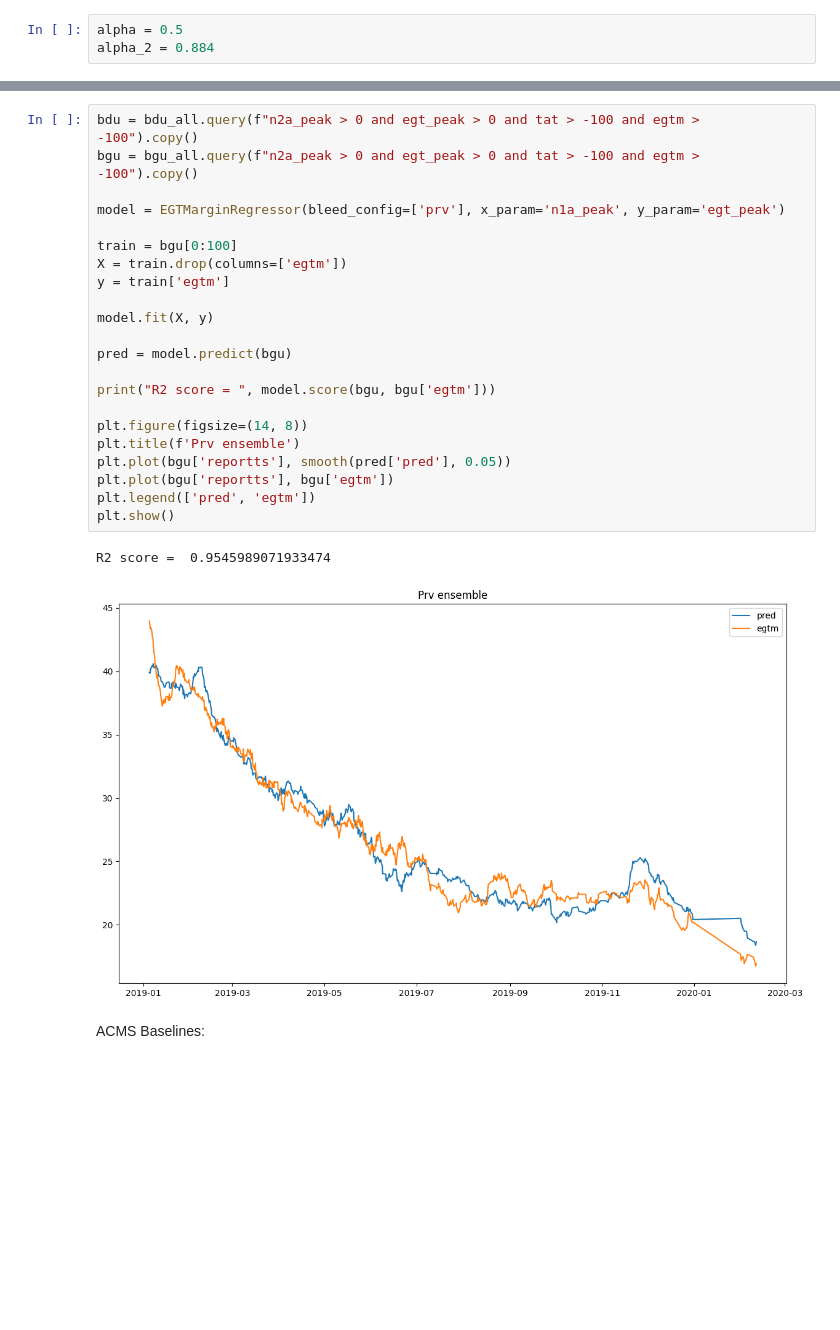
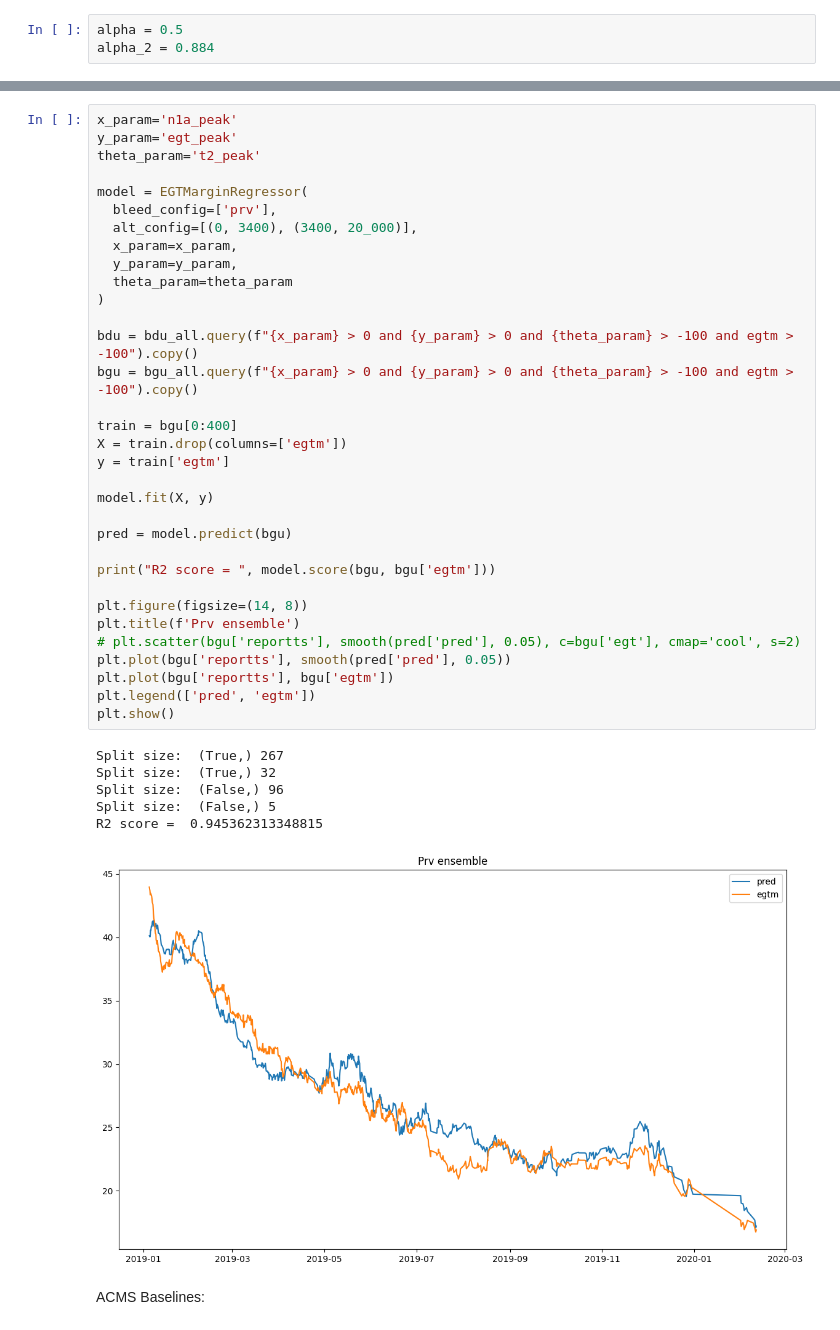
Before and after one commit to skeptlk/ecm, a Jupyter notebook: ex14_finetuning.ipynb, the cells around one changed output, grey strips where cells are left out. Cells and saved outputs as stored; diff of their text form; blank space fills up the shorter version.

Commit message:
Add altitude split to regressor model

```diff
--- a/ex14_finetuning.ipynb
+++ b/ex14_finetuning.ipynb
@@ -153,30 +160,45 @@ class EGTMarginRegressor(BaseEstimator, RegressorMixin):
         y_pred = self.predict(Xf.copy())
         return r2_score(yf, smooth(y_pred['pred'], self.smooth_factor))
 # %%
-bdu = bdu_all.query(f"n2a_peak > 0 and egt_peak > 0 and tat > -100 and egtm > -100").copy()
-bgu = bgu_all.query(f"n2a_peak > 0 and egt_peak > 0 and tat > -100 and egtm > -100").copy()
+x_param='n1a_peak'
+y_param='egt_peak'
+theta_param='t2_peak'
 
-model = EGTMarginRegressor(bleed_config=['prv'], x_param='n1a_peak', y_param='egt_peak')
+model = EGTMarginRegressor(
+  bleed_config=['prv'],
+  alt_config=[(0, 3400), (3400, 20_000)],
+  x_param=x_param,
+  y_param=y_param,
+  theta_param=theta_param
+)
 
-train = bgu[0:100]
+bdu = bdu_all.query(f"{x_param} > 0 and {y_param} > 0 and {theta_param} > -100 and egtm > -100").copy()
+bgu = bgu_all.query(f"{x_param} > 0 and {y_param} > 0 and {theta_param} > -100 and egtm > -100").copy()
+
+train = bgu[0:400]
 X = train.drop(columns=['egtm'])
 y = train['egtm']
 
 model.fit(X, y)
 
 pred = model.predict(bgu)
 
 print("R2 score = ", model.score(bgu, bgu['egtm']))
 
 plt.figure(figsize=(14, 8))
 plt.title(f'Prv ensemble')
+# plt.scatter(bgu['reportts'], smooth(pred['pred'], 0.05), c=bgu['egt'], cmap='cool', s=2)
 plt.plot(bgu['reportts'], smooth(pred['pred'], 0.05))
 plt.plot(bgu['reportts'], bgu['egtm'])
 plt.legend(['pred', 'egtm'])
 plt.show()
 # %% [output]
-R2 score =  0.9545989071933474
+Split size:  (True,) 267
+Split size:  (True,) 32
+Split size:  (False,) 96
+Split size:  (False,) 5
+R2 score =  0.945362313348815
-[figure, old version]
+[figure, new version]
 # %% [markdown]
 ACMS Baselines:
 # %%
```
Also changed, not shown: parts of 9 cells of this notebook.
